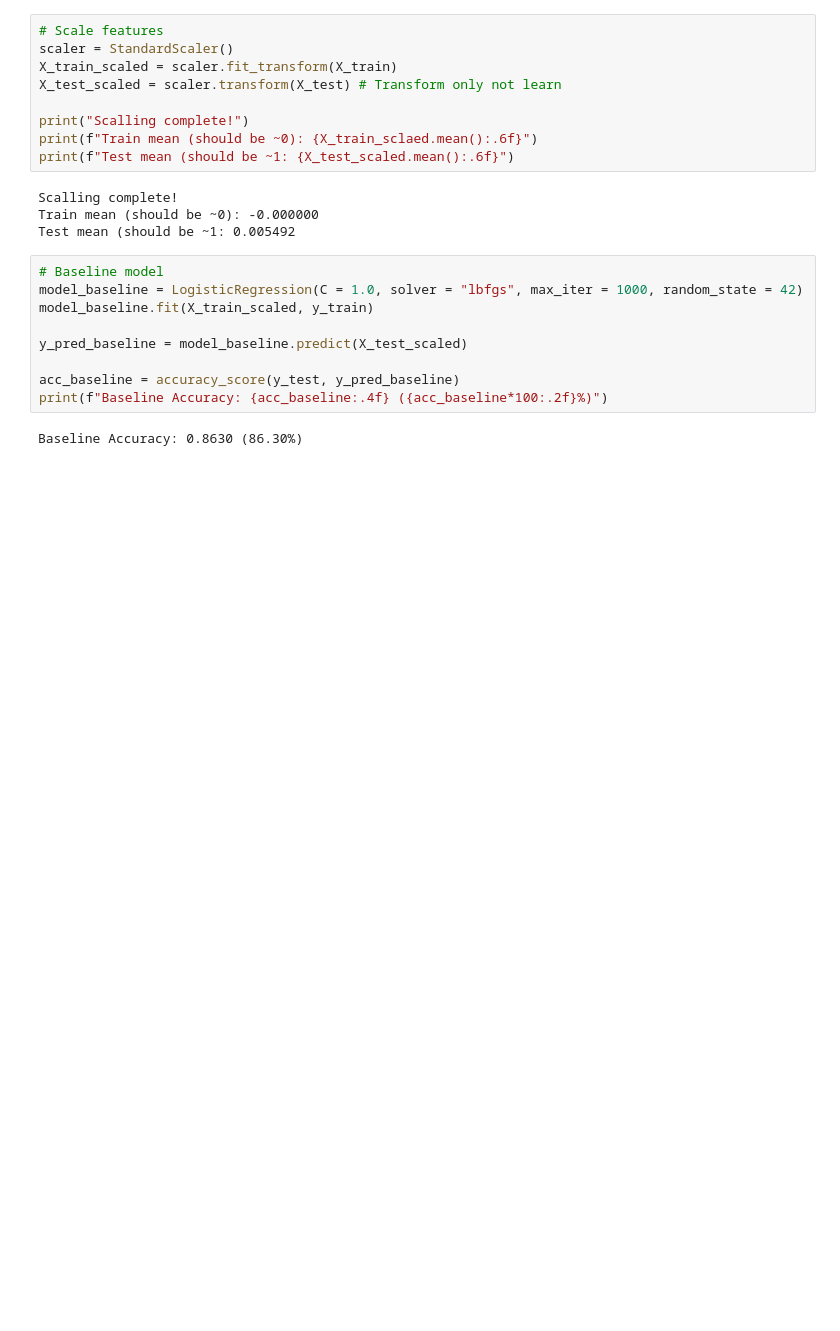
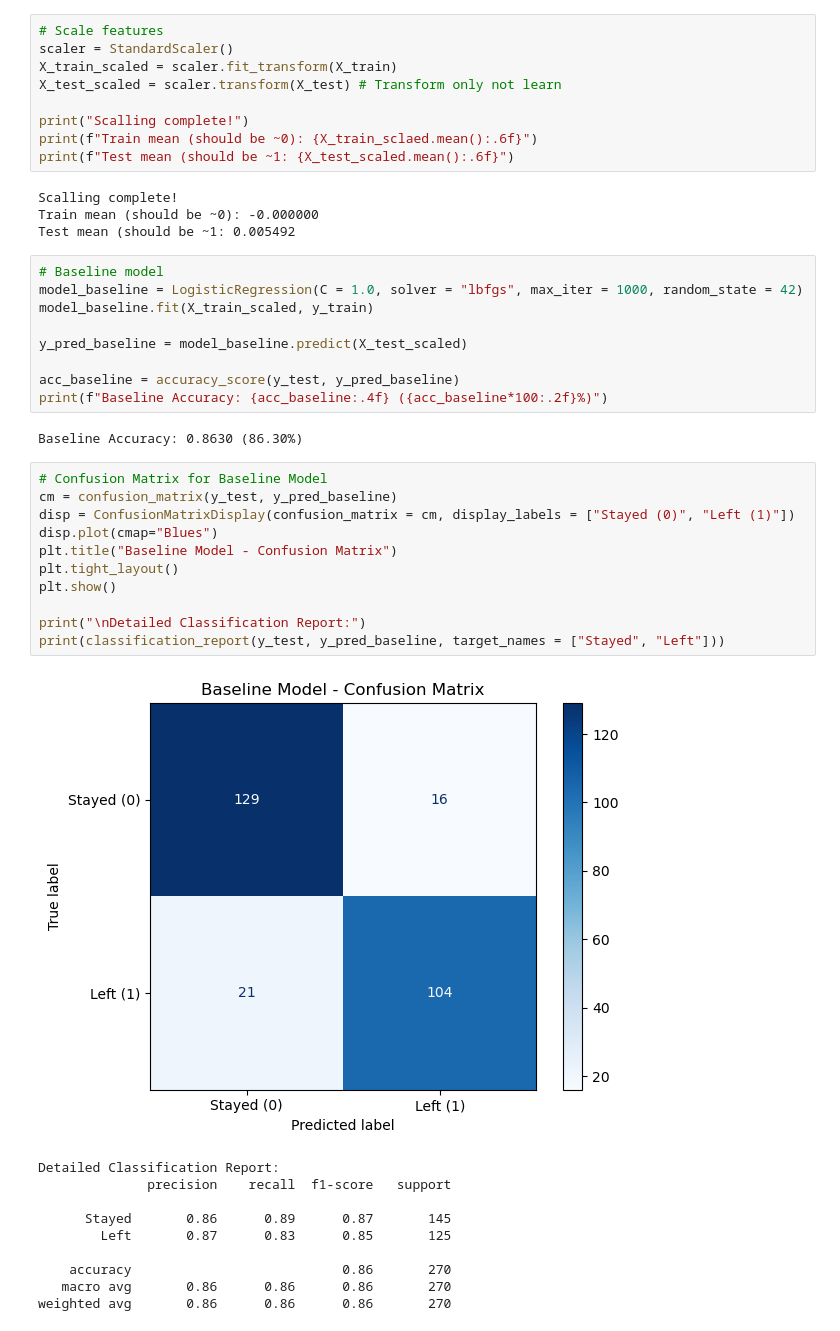
Before and after one commit to Samir-BK/TalentGuard-AI, a Jupyter notebook: model.ipynb, the cells around one changed output. Saved outputs shown, nothing was run; the diff lists cells and outputs as text; blank space fills up the shorter version.

Commit message:
Confusion Matrix

```diff
--- a/model.ipynb
+++ b/model.ipynb
@@ -151,3 +151,25 @@ acc_baseline = accuracy_score(y_test, y_pred_baseline)
 print(f"Baseline Accuracy: {acc_baseline:.4f} ({acc_baseline*100:.2f}%)")
 # %% [output]
 Baseline Accuracy: 0.8630 (86.30%)
+# %%
+# Confusion Matrix for Baseline Model
+cm = confusion_matrix(y_test, y_pred_baseline)
+disp = ConfusionMatrixDisplay(confusion_matrix = cm, display_labels = ["Stayed (0)", "Left (1)"])
+disp.plot(cmap="Blues")
+plt.title("Baseline Model - Confusion Matrix")
+plt.tight_layout()
+plt.show()
+
+print("\nDetailed Classification Report:")
+print(classification_report(y_test, y_pred_baseline, target_names = ["Stayed", "Left"]))
+# %% [output]
+[figure, added]
+Detailed Classification Report:
+              precision    recall  f1-score   support
+
+      Stayed       0.86      0.89      0.87       145
+        Left       0.87      0.83      0.85       125
+
+    accuracy                           0.86       270
+   macro avg       0.86      0.86      0.86       270
+weighted avg       0.86      0.86      0.86       270
```
